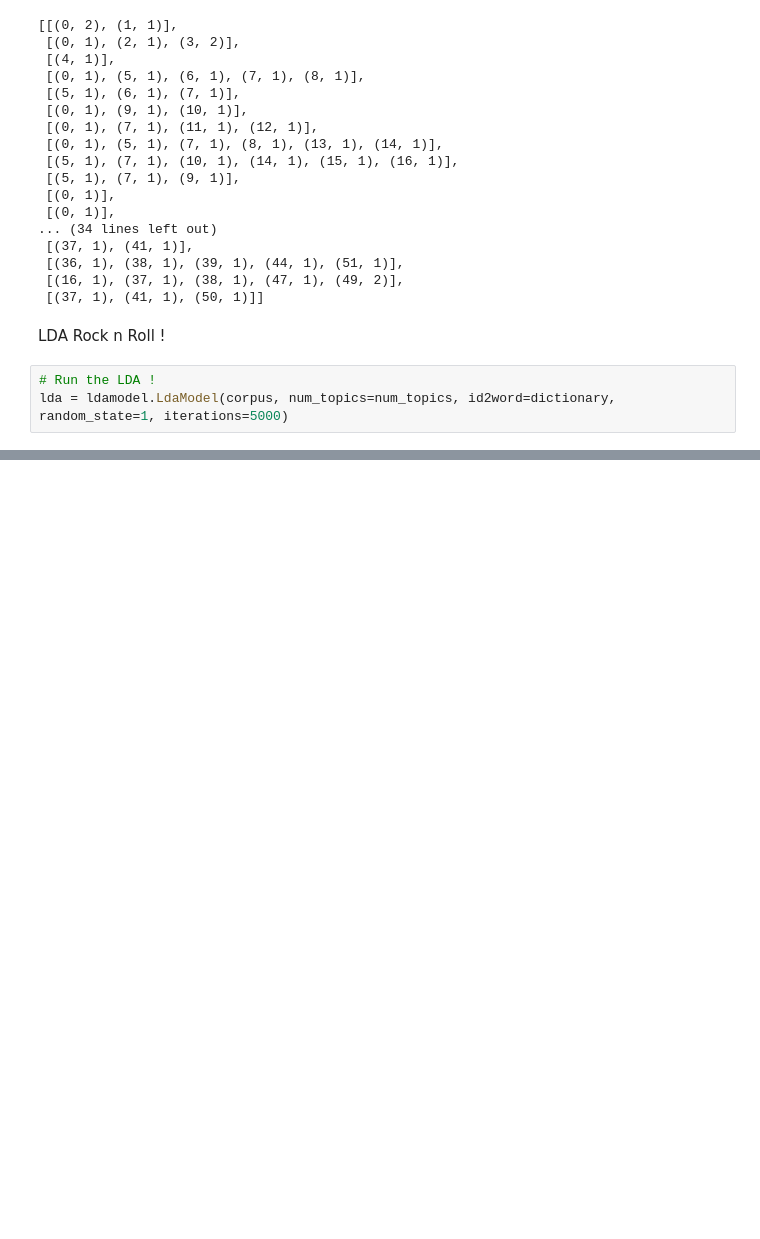
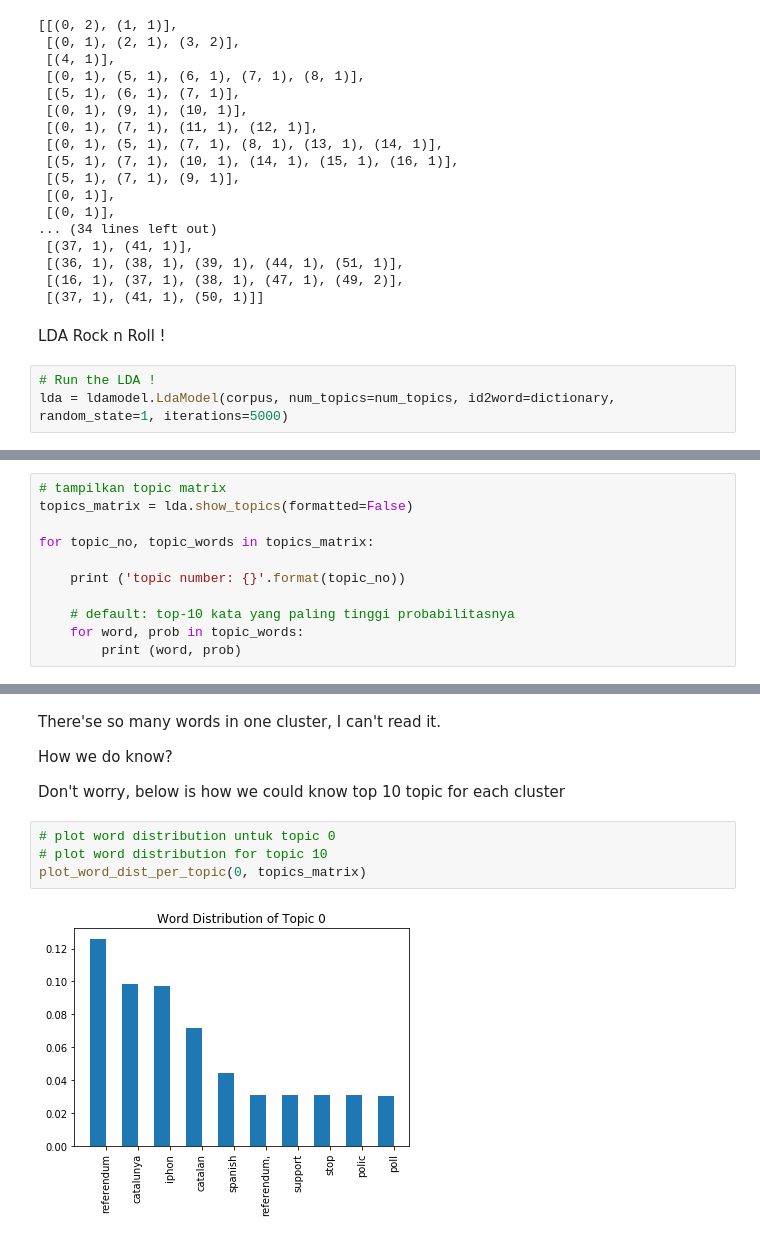
Before and after one commit to tafaquh/lda-try-english, a Jupyter notebook: lda-try-eng.ipynb, the cells around one changed output, grey strips where cells are left out. Drawn from its saved outputs; the diff is of its cells as text; blank space fills up the shorter version.

```diff
--- a/lda-try-eng.ipynb
+++ b/lda-try-eng.ipynb
@@ -145,0 +144,11 @@ lda
+# %%
+# tampilkan topic matrix
+topics_matrix = lda.show_topics(formatted=False)
+
+for topic_no, topic_words in topics_matrix:
+
+    print ('topic number: {}'.format(topic_no))
+
+    # default: top-10 kata yang paling tinggi probabilitasnya
+    for word, prob in topic_words:
+        print (word, prob)
@@ -145,0 +301,12 @@ lda
+# %% [markdown]
+There'se so many words in one cluster, I can't read it.
+
+How we do know?
+
+Don't worry, below is how we could know top 10 topic for each cluster
+# %%
+# plot word distribution untuk topic 0
+# plot word distribution for topic 10
+plot_word_dist_per_topic(0, topics_matrix)
+# %% [output]
+[figure, added]
```
Also changed, not shown: parts of 13 cells of this notebook.
